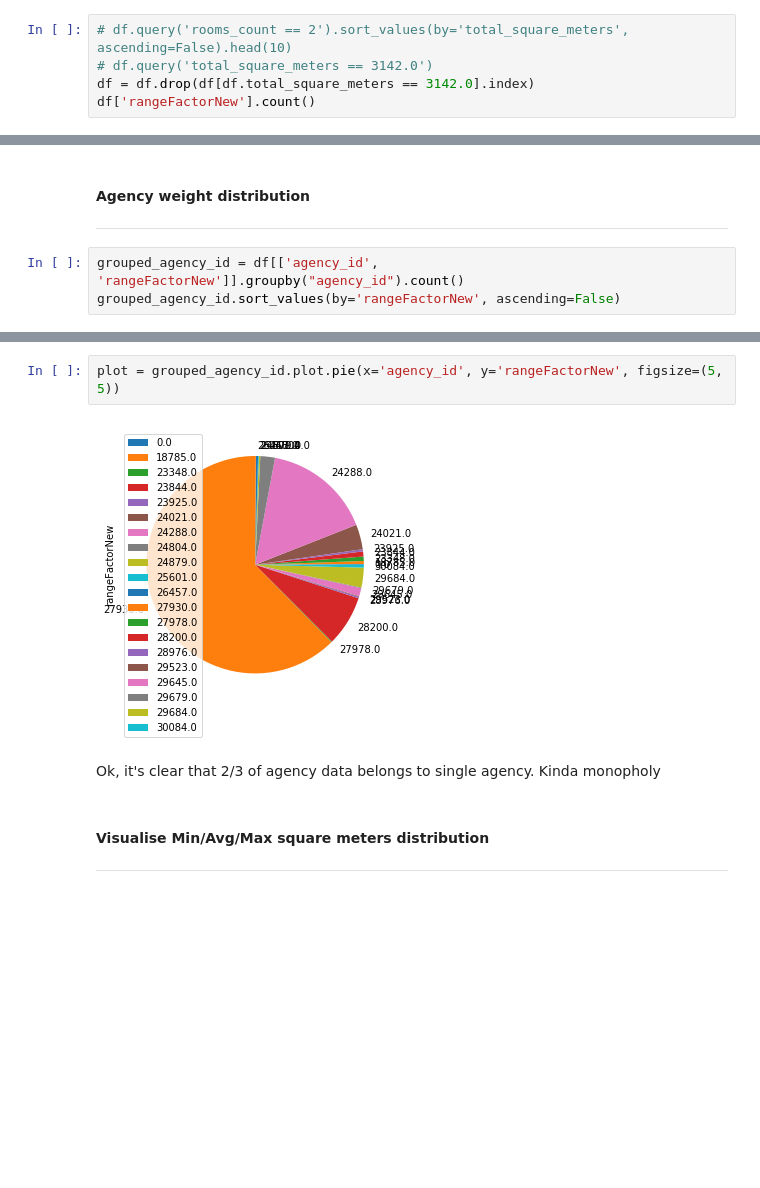
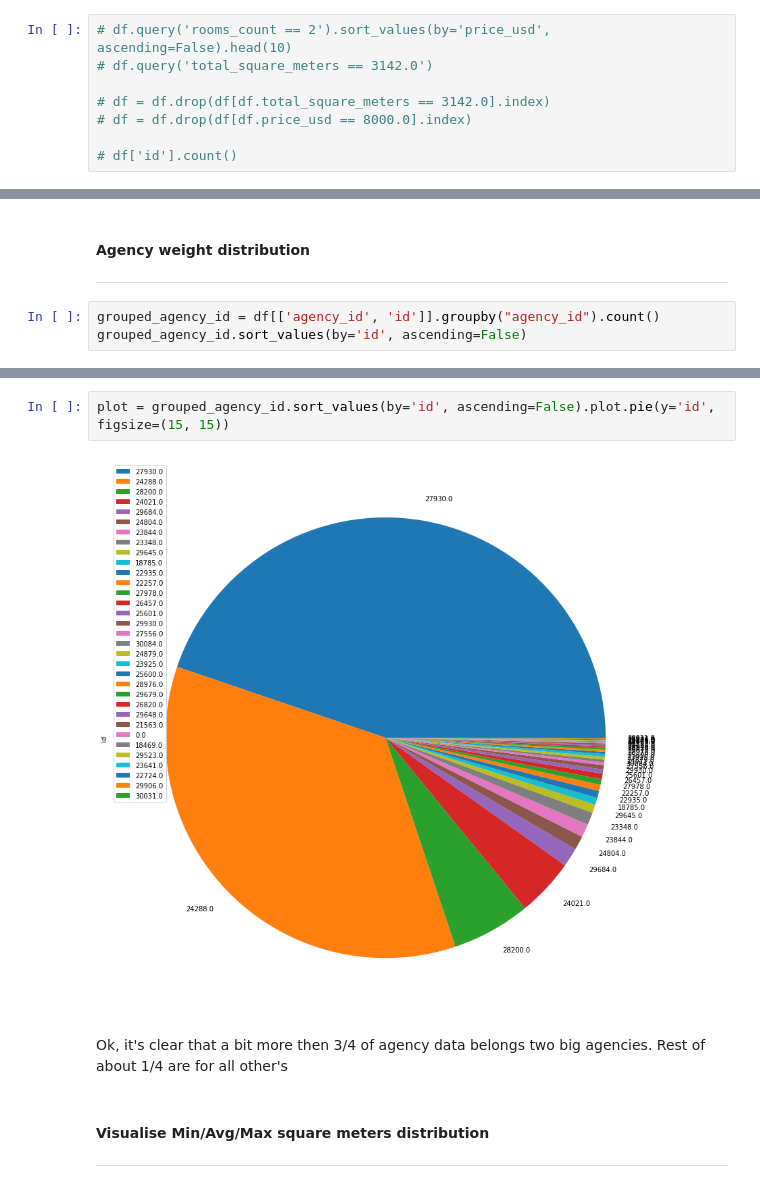
Before and after one commit to azakharko/jupiter-labs, a Jupyter notebook: RealEstateGrub.ipynb, the cells around one changed output, grey strips where cells are left out. Drawn from its saved outputs; the diff is of its cells as text; blank space fills up the shorter version.

```diff
--- a/RealEstateGrub.ipynb
+++ b/RealEstateGrub.ipynb
@@ -118,6 +152,9 @@ df.head()
 # %%
-# df.query('rooms_count == 2').sort_values(by='total_square_meters', ascending=False).head(10)
+# df.query('rooms_count == 2').sort_values(by='price_usd', ascending=False).head(10)
 # df.query('total_square_meters == 3142.0')
-df = df.drop(df[df.total_square_meters == 3142.0].index)
-df['rangeFactorNew'].count()
+
+# df = df.drop(df[df.total_square_meters == 3142.0].index)
+# df = df.drop(df[df.price_usd == 8000.0].index)
+
+# df['id'].count()
 # %% [output]
@@ -300,6 +383,6 @@ plot = grouped_is_commercial.plot.pie(x='is_commercial', y='rangeFactorNew', fig
 #### Agency weight distribution
 <hr>
 # %%
-grouped_agency_id = df[['agency_id', 'rangeFactorNew']].groupby("agency_id").count()
-grouped_agency_id.sort_values(by='rangeFactorNew', ascending=False)
+grouped_agency_id = df[['agency_id', 'id']].groupby("agency_id").count()
+grouped_agency_id.sort_values(by='id', ascending=False)
 # %% [output]
@@ -324,9 +407,9 @@ grouped_agency_id.sort_values(by='rangeFactorNew', ascending=False)
 # %%
-plot = grouped_agency_id.plot.pie(x='agency_id', y='rangeFactorNew', figsize=(5, 5))
+plot = grouped_agency_id.sort_values(by='id', ascending=False).plot.pie(y='id', figsize=(15, 15))
 # %% [output]
-[figure, old version]
+[figure, new version]
 # %% [markdown]
-Ok, it's clear that 2/3 of agency data belongs to single agency. Kinda monopholy
+Ok, it's clear that a bit more then 3/4 of agency data belongs two big agencies. Rest of about 1/4 are for all other's
 # %% [markdown]
 #### Visualise Min/Avg/Max square meters distribution
 <hr>
```
Also changed, not shown: parts of 44 cells of this notebook, 4 other files.
